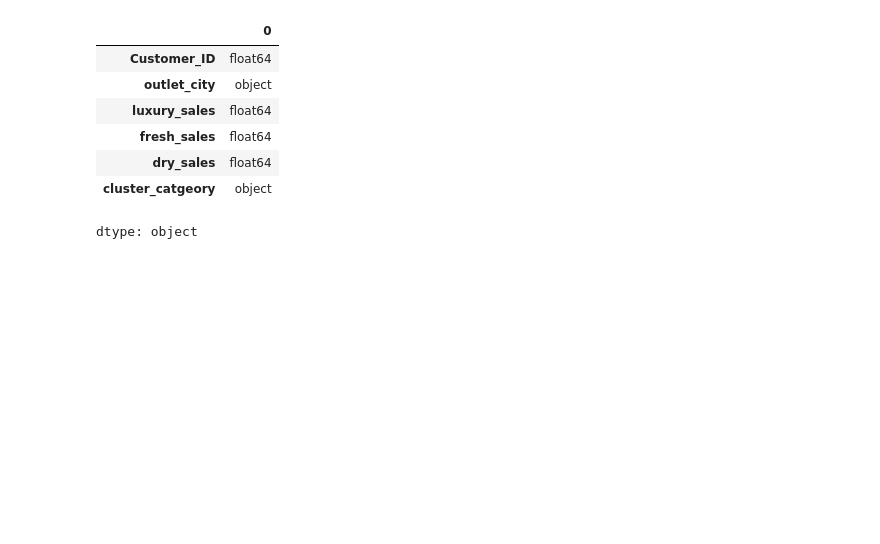
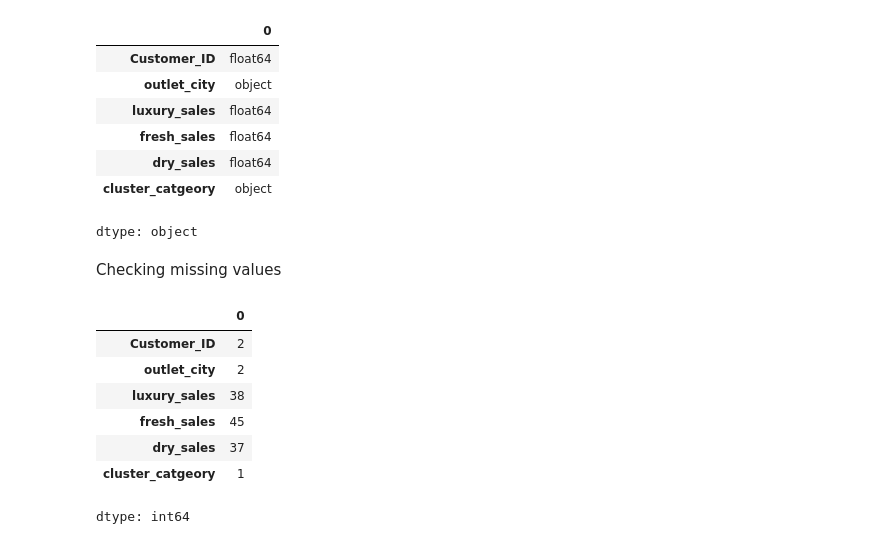
Before and after one commit to Krishnadayal/Data-Science-Project-Lifecycle, a Jupyter notebook: Finalised_Train.ipynb, the cells around one changed output. Saved outputs shown, nothing was run; the diff lists cells and outputs as text; code cells hidden in the pictures; blank space fills up the shorter version.

```diff
--- a/Finalised_Train.ipynb
+++ b/Finalised_Train.ipynb
@@ -275,3 +275,16 @@ train_data.dtypes
 | dry_sales | float64 |
 | cluster_catgeory | object |
 dtype: object
+# %% [markdown]
+Checking missing values
+# %%
+train_data.isnull().sum()
+# %% [output]
+|  | 0 |
+| Customer_ID | 2 |
+| outlet_city | 2 |
+| luxury_sales | 38 |
+| fresh_sales | 45 |
+| dry_sales | 37 |
+| cluster_catgeory | 1 |
+dtype: int64
```
Also changed, not shown: parts of 7 cells of this notebook.
